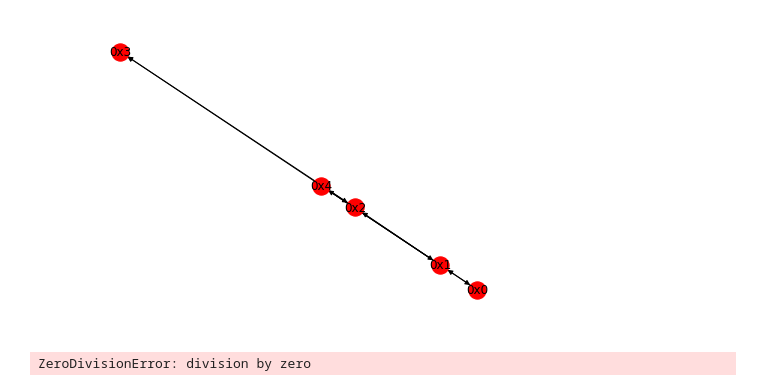
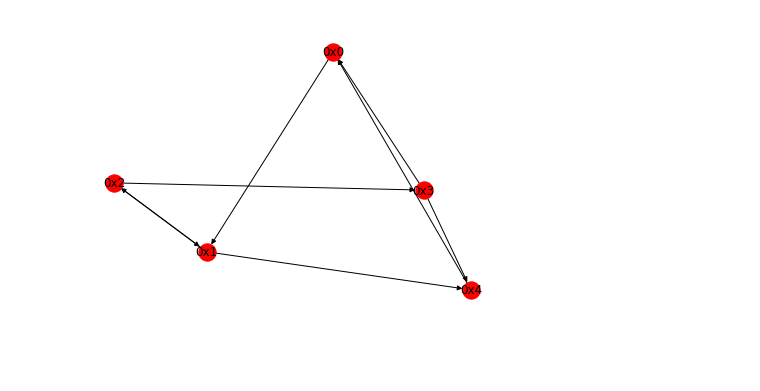
Before and after one commit to MangoDream1/MasterThesis, a Jupyter notebook: NSGA-II implentation testing.ipynb, the cells around one changed output. Drawn from its saved outputs; the diff is of its cells as text; code cells hidden in the pictures.

Commit message:
finished NSGAII; tests needed to fine tune

```diff
--- a/NSGA-II implentation testing.ipynb
+++ b/NSGA-II implentation testing.ipynb
@@ -8,11 +9,12 @@ import scipy as sc
 
 from collections import defaultdict
 # %%
-agg = SimulatedAggregator(10, None, 5)
+agg = SimulatedAggregator(10, None, 5,
+                          transaction_cost=1, balance_diff_multiplier=20)
 nx.draw(agg.networks[0], with_labels=True)
 plt.show()
 # %% [output]
-[figure, old version]
+[figure, new version]
 # %%
 matrix = agg.matrices[0]
 goal = agg.goal_balance[0]
@@ -192,7 +223,8 @@ log_data = []
 # %%
 for i in range(1000):
-    P = NSGAII_step(P, cost="combined_cost")
+    P = NSGAII_step(P, cost="combined_cost", correction=True)
 
     log_data.append(np.array([(x["cost"], x["cons_violation"], x["combined_cost"]) for x in P]).mean(axis=0))
+
+    x = P[0]
+    single_log_data.append(np.array([x["cost"], x["cons_violation"], x["combined_cost"]]))
-# %% [output]
-ZeroDivisionError: division by zero
```
Also changed, not shown: parts of 16 cells of this notebook, 1 other file.
